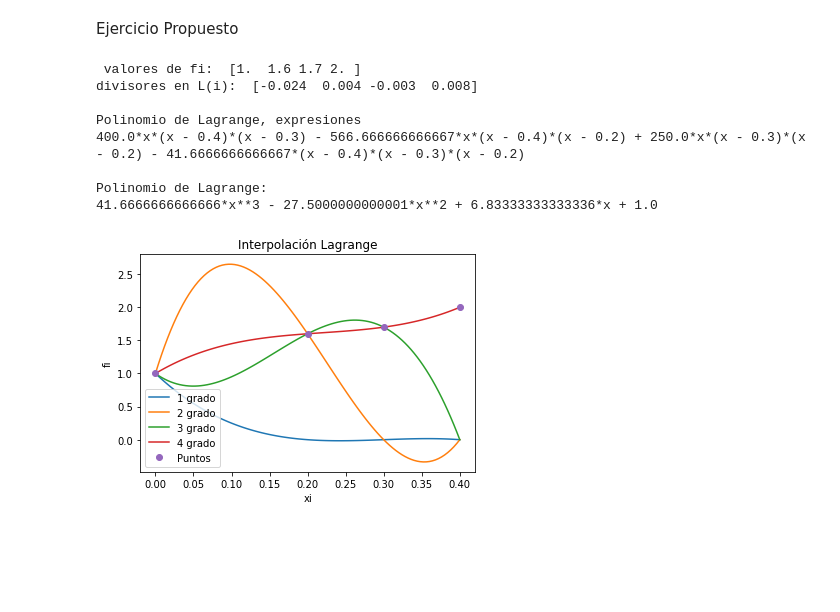
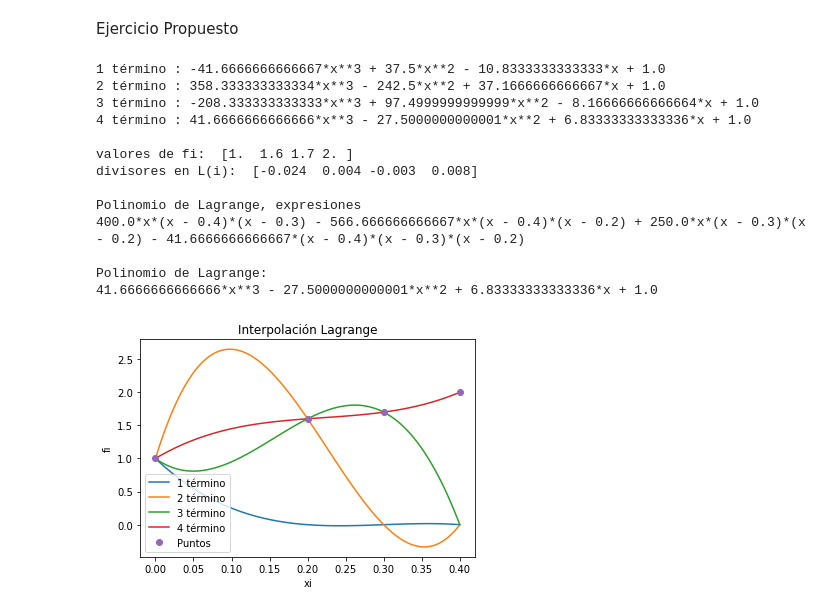
Before and after one commit to nitanilla/metodosNumericos, a Jupyter notebook: Interpolación.ipynb, the cells around one changed output. Cells and saved outputs as stored; diff of their text form; code cells hidden in the pictures; blank space fills up the shorter version.

```diff
--- a/Interpolación.ipynb
+++ b/Interpolación.ipynb
@@ -66,7 +66,6 @@ for i in range(0,n,1):
             denominador = denominador*(xi[i]-xi[j])
     terminoLi = numerador/denominador
     polinomio = polinomio + terminoLi*fi[i]
-    plt.plot(pxi,pfi, label = 'i grado')
     divisorL[i] = denominador
 # simplifica el polinomio
 polisimple = polinomio.expand()
@@ -142,14 +141,14 @@ for i in range(0,n,1):
     polisimple = polinomio.expand()
     # para evaluación numérica
     px = sym.lambdify(x,polisimple)
-
+    print(str(i+1) + " término : " + str(polisimple))
     # Puntos para la gráfica
     muestras = 101
     a = np.min(xi)
     b = np.max(xi)
     pxi = np.linspace(a,b,muestras)
     pfi = px(pxi)
-    plt.plot(pxi,pfi, label = str(i+1) + ' grado')
+    plt.plot(pxi,pfi, label = str(i+1) + ' término')
     divisorL[i] = denominador
 # simplifica el polinomio
 polisimple = polinomio.expand()
@@ -161,33 +160,39 @@ muestras = 101
 a = np.min(xi)
 b = np.max(xi)
 pxi = np.linspace(a,b,muestras)
 pfi = px(pxi)
 
 # Salida
-print(' valores de fi: ',fi)
+print()
+print('valores de fi: ',fi)
 print('divisores en L(i): ',divisorL)
 print()
 print('Polinomio de Lagrange, expresiones')
 print(polinomio)
 print()
 print('Polinomio de Lagrange: ')
 print(polisimple)
 
 # Gráfica
 plt.plot(xi,fi,'o', label = 'Puntos')
 #plt.plot(pxi,pfi, label = 'Polinomio')
 plt.legend()
 plt.xlabel('xi')
 plt.ylabel('fi')
 plt.title('Interpolación Lagrange')
 plt.show()
 # %% [output]
- valores de fi:  [1.  1.6 1.7 2. ]
+1 término : -41.6666666666667*x**3 + 37.5*x**2 - 10.8333333333333*x + 1.0
+2 término : 358.333333333334*x**3 - 242.5*x**2 + 37.1666666666667*x + 1.0
+3 término : -208.333333333333*x**3 + 97.4999999999999*x**2 - 8.16666666666664*x + 1.0
+4 término : 41.6666666666666*x**3 - 27.5000000000001*x**2 + 6.83333333333336*x + 1.0
+
+valores de fi:  [1.  1.6 1.7 2. ]
 divisores en L(i):  [-0.024  0.004 -0.003  0.008]
 
 Polinomio de Lagrange, expresiones
 400.0*x*(x - 0.4)*(x - 0.3) - 566.666666666667*x*(x - 0.4)*(x - 0.2) + 250.0*x*(x - 0.3)*(x - 0.2) - 41.6666666666667*(x - 0.4)*(x - 0.3)*(x - 0.2)
 
 Polinomio de Lagrange:
 41.6666666666666*x**3 - 27.5000000000001*x**2 + 6.83333333333336*x + 1.0
-[figure, old version]
+[figure, new version]
```
Also changed, not shown: parts of 1 cell of this notebook.
